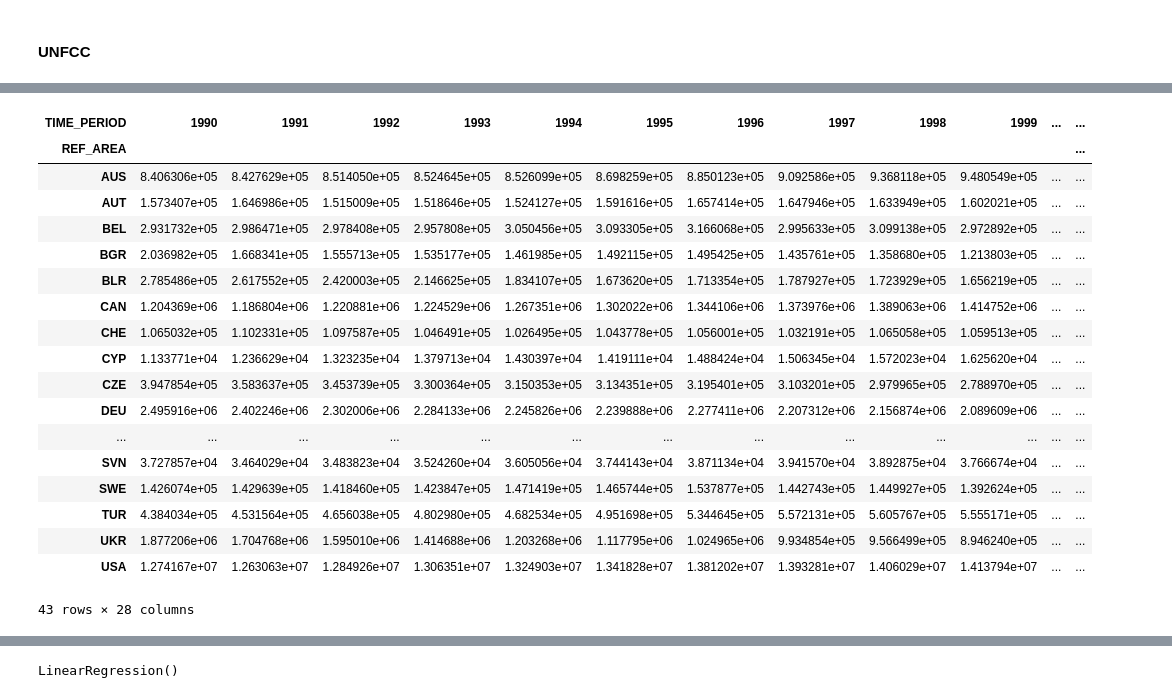
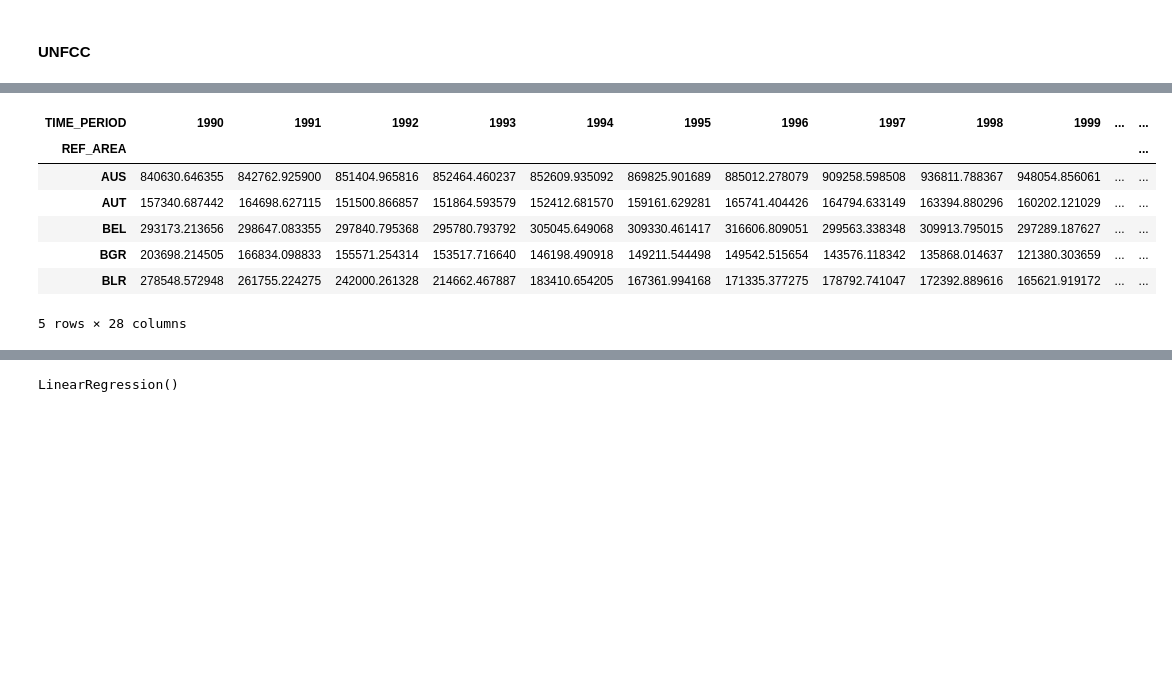
Before and after one commit to reach2sayan/data-1050-infinity, a Jupyter notebook: enhancement.ipynb, the cells around one changed output, grey strips where cells are left out. Saved outputs shown, nothing was run; the diff lists cells and outputs as text; code cells hidden in the pictures; blank space fills up the shorter version.

```diff
--- a/enhancement.ipynb
+++ b/enhancement.ipynb
@@ -26,5 +42,3 @@ df_ebal = df_ebal
-# %%
-df_unfcc = df_unfcc.drop("_id", axis=1)
 # %% [markdown]
 ## Some Visualization
 # %% [markdown]
@@ -114,24 +122,13 @@ df_unfcc
 # %%
 values = df_unfcc.groupby(["TIME_PERIOD", "REF_AREA"])["value"].sum().unstack(level=0)
 # %%
-values
+values.head()
 # %% [output]
 | TIME_PERIOD | 1990 | 1991 | 1992 | 1993 | 1994 | 1995 | 1996 | 1997 | 1998 | 1999 | ... | ... |
 | REF_AREA |  |  |  |  |  |  |  |  |  |  |  | ... |
-| AUS | 8.406306e+05 | 8.427629e+05 | 8.514050e+05 | 8.524645e+05 | 8.526099e+05 | 8.698259e+05 | 8.850123e+05 | 9.092586e+05 | 9.368118e+05 | 9.480549e+05 | ... | ... |
-| AUT | 1.573407e+05 | 1.646986e+05 | 1.515009e+05 | 1.518646e+05 | 1.524127e+05 | 1.591616e+05 | 1.657414e+05 | 1.647946e+05 | 1.633949e+05 | 1.602021e+05 | ... | ... |
-| BEL | 2.931732e+05 | 2.986471e+05 | 2.978408e+05 | 2.957808e+05 | 3.050456e+05 | 3.093305e+05 | 3.166068e+05 | 2.995633e+05 | 3.099138e+05 | 2.972892e+05 | ... | ... |
-| BGR | 2.036982e+05 | 1.668341e+05 | 1.555713e+05 | 1.535177e+05 | 1.461985e+05 | 1.492115e+05 | 1.495425e+05 | 1.435761e+05 | 1.358680e+05 | 1.213803e+05 | ... | ... |
-| BLR | 2.785486e+05 | 2.617552e+05 | 2.420003e+05 | 2.146625e+05 | 1.834107e+05 | 1.673620e+05 | 1.713354e+05 | 1.787927e+05 | 1.723929e+05 | 1.656219e+05 | ... | ... |
-| CAN | 1.204369e+06 | 1.186804e+06 | 1.220881e+06 | 1.224529e+06 | 1.267351e+06 | 1.302022e+06 | 1.344106e+06 | 1.373976e+06 | 1.389063e+06 | 1.414752e+06 | ... | ... |
-| CHE | 1.065032e+05 | 1.102331e+05 | 1.097587e+05 | 1.046491e+05 | 1.026495e+05 | 1.043778e+05 | 1.056001e+05 | 1.032191e+05 | 1.065058e+05 | 1.059513e+05 | ... | ... |
-| CYP | 1.133771e+04 | 1.236629e+04 | 1.323235e+04 | 1.379713e+04 | 1.430397e+04 | 1.419111e+04 | 1.488424e+04 | 1.506345e+04 | 1.572023e+04 | 1.625620e+04 | ... | ... |
-| CZE | 3.947854e+05 | 3.583637e+05 | 3.453739e+05 | 3.300364e+05 | 3.150353e+05 | 3.134351e+05 | 3.195401e+05 | 3.103201e+05 | 2.979965e+05 | 2.788970e+05 | ... | ... |
-| DEU | 2.495916e+06 | 2.402246e+06 | 2.302006e+06 | 2.284133e+06 | 2.245826e+06 | 2.239888e+06 | 2.277411e+06 | 2.207312e+06 | 2.156874e+06 | 2.089609e+06 | ... | ... |
-| ... | ... | ... | ... | ... | ... | ... | ... | ... | ... | ... | ... | ... |
-| SVN | 3.727857e+04 | 3.464029e+04 | 3.483823e+04 | 3.524260e+04 | 3.605056e+04 | 3.744143e+04 | 3.871134e+04 | 3.941570e+04 | 3.892875e+04 | 3.766674e+04 | ... | ... |
-| SWE | 1.426074e+05 | 1.429639e+05 | 1.418460e+05 | 1.423847e+05 | 1.471419e+05 | 1.465744e+05 | 1.537877e+05 | 1.442743e+05 | 1.449927e+05 | 1.392624e+05 | ... | ... |
-| TUR | 4.384034e+05 | 4.531564e+05 | 4.656038e+05 | 4.802980e+05 | 4.682534e+05 | 4.951698e+05 | 5.344645e+05 | 5.572131e+05 | 5.605767e+05 | 5.555171e+05 | ... | ... |
-| UKR | 1.877206e+06 | 1.704768e+06 | 1.595010e+06 | 1.414688e+06 | 1.203268e+06 | 1.117795e+06 | 1.024965e+06 | 9.934854e+05 | 9.566499e+05 | 8.946240e+05 | ... | ... |
-| USA | 1.274167e+07 | 1.263063e+07 | 1.284926e+07 | 1.306351e+07 | 1.324903e+07 | 1.341828e+07 | 1.381202e+07 | 1.393281e+07 | 1.406029e+07 | 1.413794e+07 | ... | ... |
+| AUS | 840630.646355 | 842762.925900 | 851404.965816 | 852464.460237 | 852609.935092 | 869825.901689 | 885012.278079 | 909258.598508 | 936811.788367 | 948054.856061 | ... | ... |
+| AUT | 157340.687442 | 164698.627115 | 151500.866857 | 151864.593579 | 152412.681570 | 159161.629281 | 165741.404426 | 164794.633149 | 163394.880296 | 160202.121029 | ... | ... |
+| BEL | 293173.213656 | 298647.083355 | 297840.795368 | 295780.793792 | 305045.649068 | 309330.461417 | 316606.809051 | 299563.338348 | 309913.795015 | 297289.187627 | ... | ... |
+| BGR | 203698.214505 | 166834.098833 | 155571.254314 | 153517.716640 | 146198.490918 | 149211.544498 | 149542.515654 | 143576.118342 | 135868.014637 | 121380.303659 | ... | ... |
+| BLR | 278548.572948 | 261755.224275 | 242000.261328 | 214662.467887 | 183410.654205 | 167361.994168 | 171335.377275 | 178792.741047 | 172392.889616 | 165621.919172 | ... | ... |
-43 rows × 28 columns
+5 rows × 28 columns
```
Also changed, not shown: parts of 47 cells of this notebook, 3 other files.
